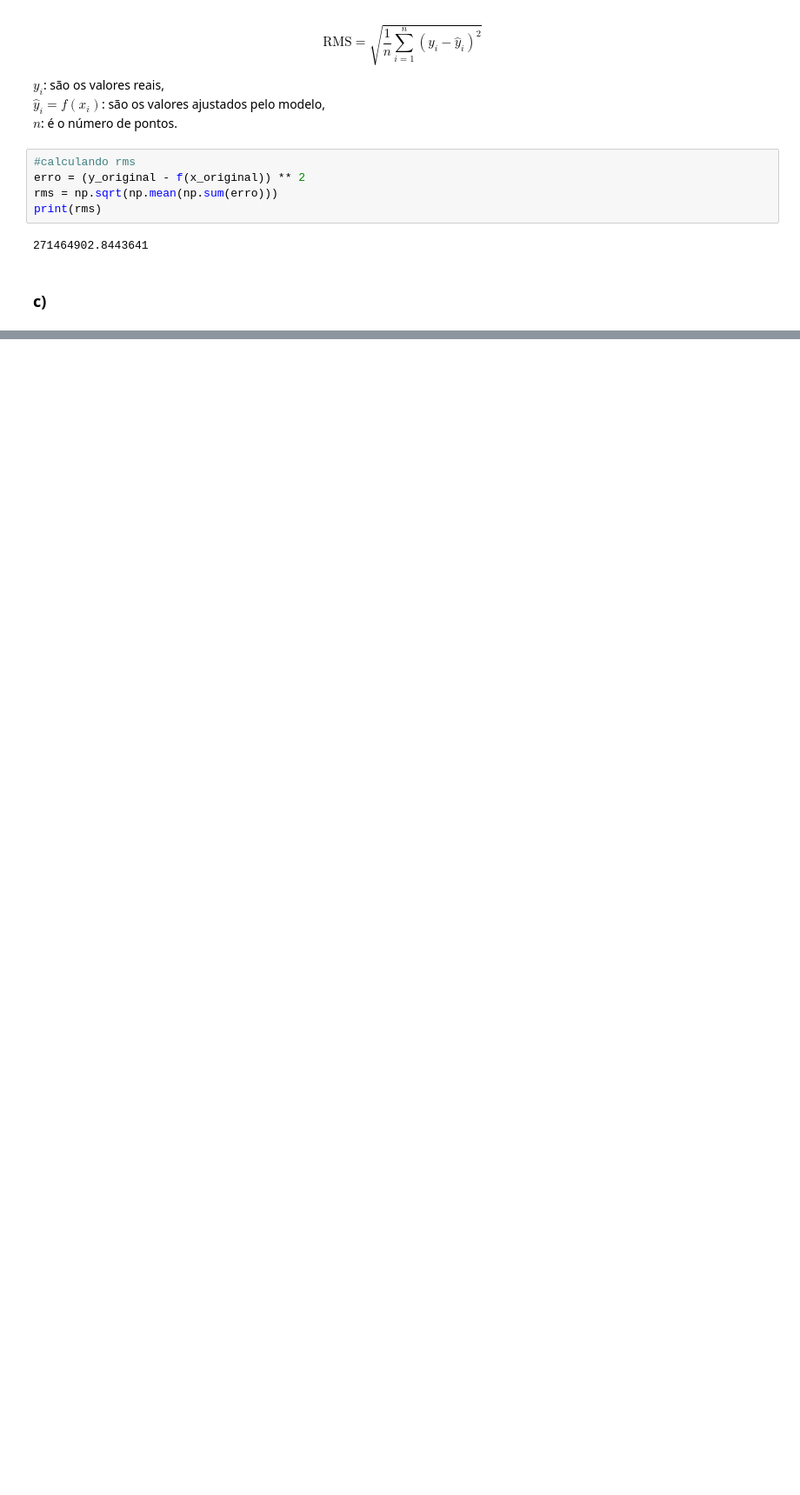
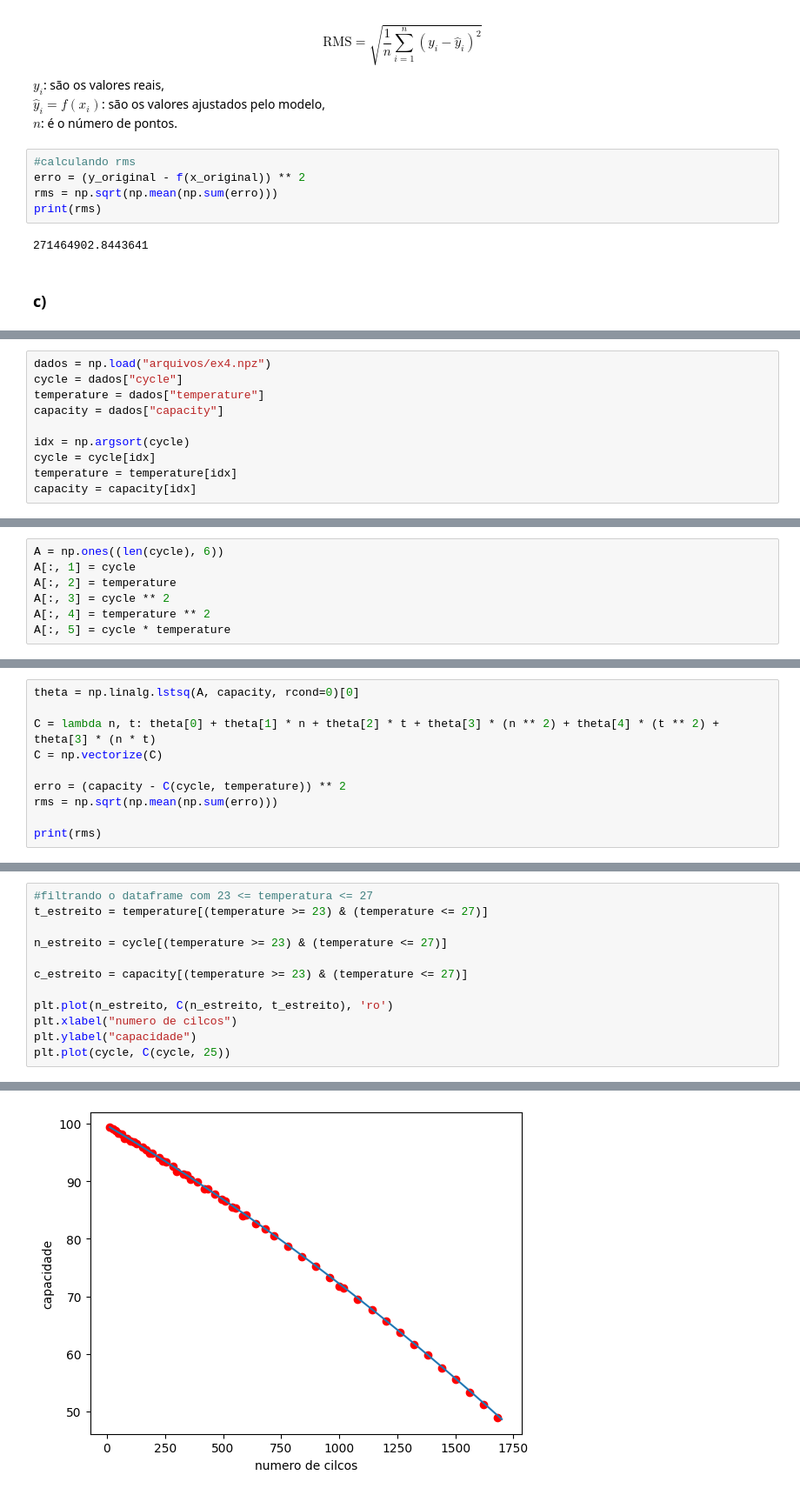
Before and after one commit to vinico-o/Algebra-Linear, a Jupyter notebook: ListaPratica03/ListaPratica03.ipynb, the cells around one changed output, grey strips where cells are left out. Shown at 87% size. Saved outputs shown, nothing was run; the diff lists cells and outputs as text; blank space fills up the shorter version.

```diff
--- a/ListaPratica03/ListaPratica03.ipynb
+++ b/ListaPratica03/ListaPratica03.ipynb
@@ -367,0 +374,10 @@ print(x_)
+# %%
+dados = np.load("arquivos/ex4.npz")
+cycle = dados["cycle"]
+temperature = dados["temperature"]
+capacity = dados["capacity"]
+
+idx = np.argsort(cycle)
+cycle = cycle[idx]
+temperature = temperature[idx]
+capacity = capacity[idx]
@@ -367,0 +389,7 @@ print(x_)
+# %%
+A = np.ones((len(cycle), 6))
+A[:, 1] = cycle
+A[:, 2] = temperature
+A[:, 3] = cycle ** 2
+A[:, 4] = temperature ** 2
+A[:, 5] = cycle * temperature
@@ -367,0 +402,10 @@ print(x_)
+# %%
+theta = np.linalg.lstsq(A, capacity, rcond=0)[0]
+
+C = lambda n, t: theta[0] + theta[1] * n + theta[2] * t + theta[3] * (n ** 2) + theta[4] * (t ** 2) + theta[3] * (n * t)
+C = np.vectorize(C)
+
+erro = (capacity - C(cycle, temperature)) ** 2
+rms = np.sqrt(np.mean(np.sum(erro)))
+
+print(rms)
@@ -367,0 +428,13 @@ print(x_)
+# %%
+#filtrando o dataframe com 23 <= temperatura <= 27
+t_estreito = temperature[(temperature >= 23) & (temperature <= 27)]
+
+n_estreito = cycle[(temperature >= 23) & (temperature <= 27)]
+
+c_estreito = capacity[(temperature >= 23) & (temperature <= 27)]
+
+plt.plot(n_estreito, C(n_estreito, t_estreito), 'ro')
+plt.xlabel("numero de cilcos")
+plt.ylabel("capacidade")
+plt.plot(cycle, C(cycle, 25))
+# %% [output]
@@ -367,0 +442 @@ print(x_)
+[figure, added]
```
Also changed, not shown: parts of 15 cells of this notebook.
